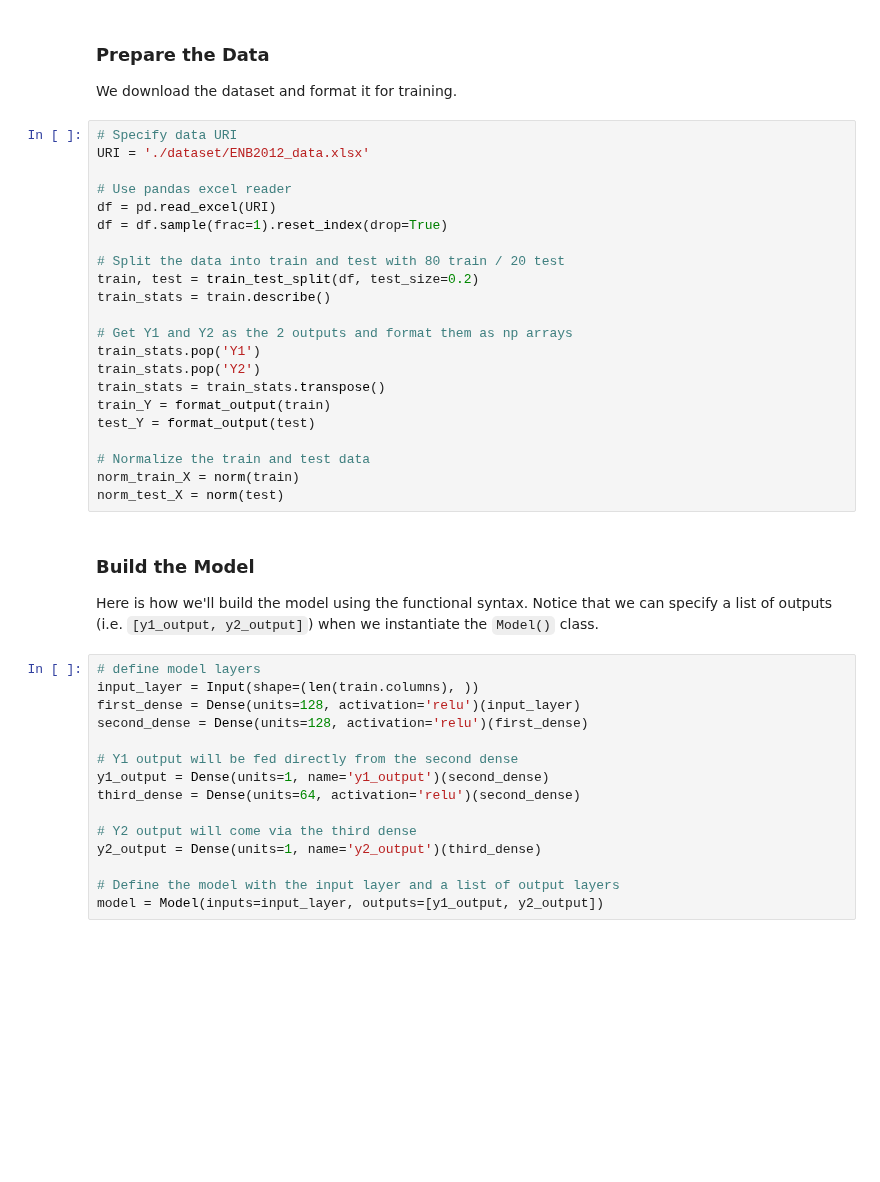
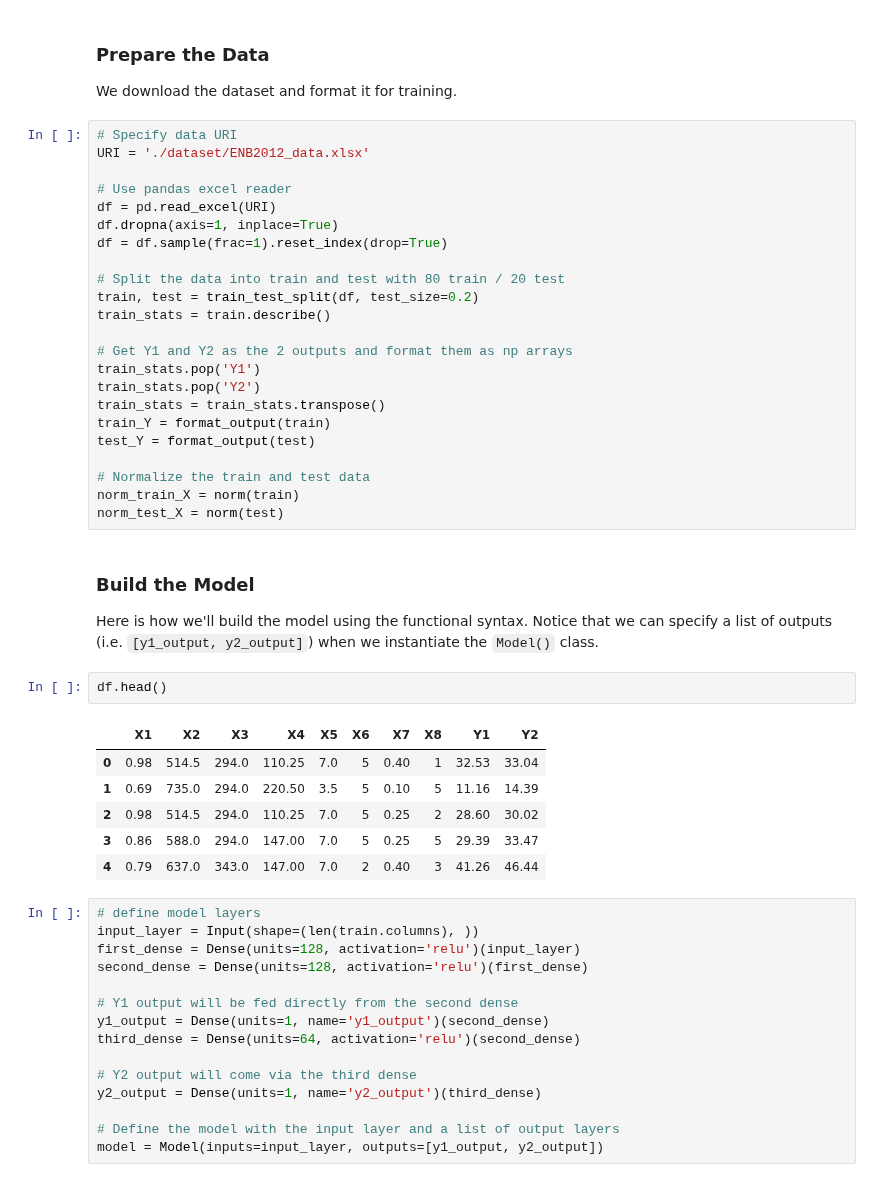
Before and after one commit to goodboychan/goodboychan.github.io, a Jupyter notebook: _notebooks/2022-02-04-01-Tensorflow2-Functional-API.ipynb, the cells around one changed output. Drawn from its saved outputs; the diff is of its cells as text; blank space fills up the shorter version.

```diff
--- a/_notebooks/2022-02-04-01-Tensorflow2-Functional-API.ipynb
+++ b/_notebooks/2022-02-04-01-Tensorflow2-Functional-API.ipynb
@@ -155,6 +155,7 @@ URI = './dataset/ENB2012_data.xlsx'
 
 # Use pandas excel reader
 df = pd.read_excel(URI)
+df.dropna(axis=1, inplace=True)
 df = df.sample(frac=1).reset_index(drop=True)
 
 # Split the data into train and test with 80 train / 20 test
@@ -175,6 +176,15 @@ norm_test_X = norm(test)
 ### Build the Model
 
 Here is how we'll build the model using the functional syntax. Notice that we can specify a list of outputs (i.e. `[y1_output, y2_output]`) when we instantiate the `Model()` class.
+# %%
+df.head()
+# %% [output]
+|  | X1 | X2 | X3 | X4 | X5 | X6 | X7 | X8 | Y1 | Y2 |
+| 0 | 0.98 | 514.5 | 294.0 | 110.25 | 7.0 | 5 | 0.40 | 1 | 32.53 | 33.04 |
+| 1 | 0.69 | 735.0 | 294.0 | 220.50 | 3.5 | 5 | 0.10 | 5 | 11.16 | 14.39 |
+| 2 | 0.98 | 514.5 | 294.0 | 110.25 | 7.0 | 5 | 0.25 | 2 | 28.60 | 30.02 |
+| 3 | 0.86 | 588.0 | 294.0 | 147.00 | 7.0 | 5 | 0.25 | 5 | 29.39 | 33.47 |
+| 4 | 0.79 | 637.0 | 343.0 | 147.00 | 7.0 | 2 | 0.40 | 3 | 41.26 | 46.44 |
 # %%
 # define model layers
 input_layer = Input(shape=(len(train.columns), ))
```
Also changed, not shown: parts of 9 cells of this notebook, 2 other files.
